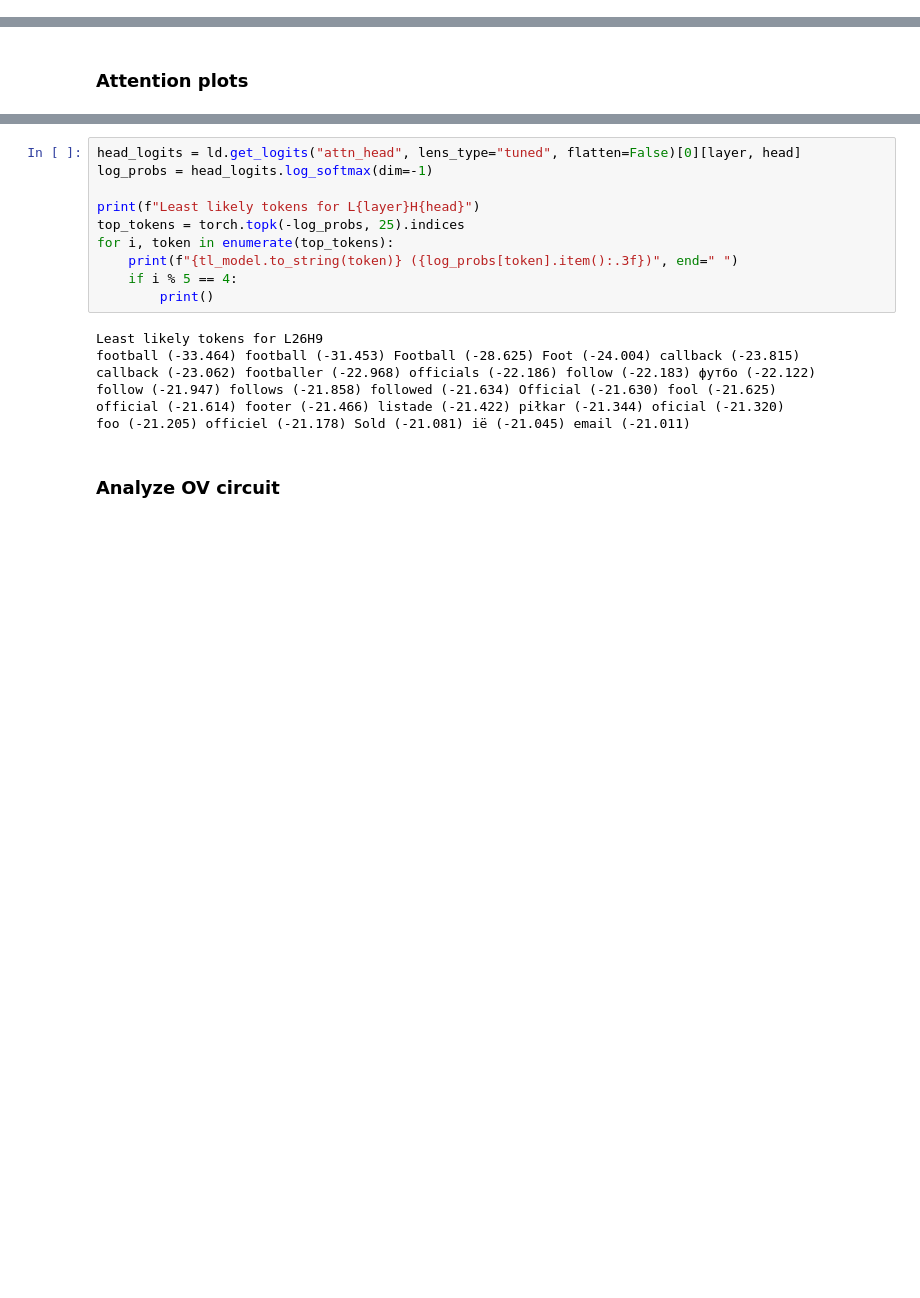
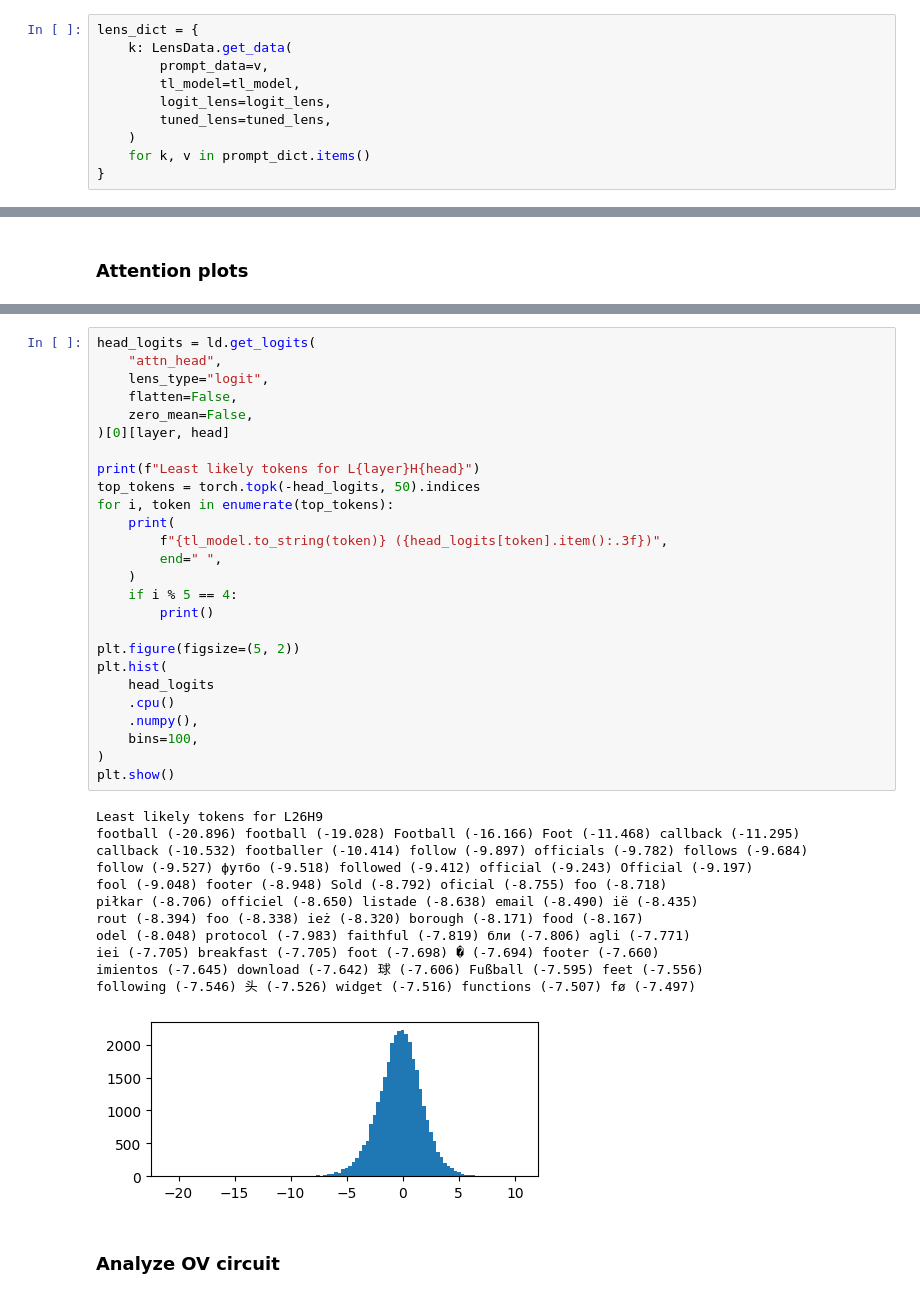
Before and after one commit to ed1d1a8d/prompt-injection-interp, a Jupyter notebook: notebooks/dla.ipynb, the cells around one changed output, grey strips where cells are left out. Saved outputs shown, nothing was run; the diff lists cells and outputs as text; blank space fills up the shorter version.

```diff
--- a/notebooks/dla.ipynb
+++ b/notebooks/dla.ipynb
@@ -186,6 +189,16 @@ Tried to stack head results when they weren't cached. Computing head results now
 Tried to stack head results when they weren't cached. Computing head results now
 Tried to stack head results when they weren't cached. Computing head results now
 Tried to stack head results when they weren't cached. Computing head results now
+# %%
+lens_dict = {
+    k: LensData.get_data(
+        prompt_data=v,
+        tl_model=tl_model,
+        logit_lens=logit_lens,
+        tuned_lens=tuned_lens,
+    )
+    for k, v in prompt_dict.items()
+}
 # %% [markdown]
 ### Plot by head
 # %%
@@ -263,21 +279,43 @@ Layer 26 Head 9 Attention Pattern:
 <circuitsvis.utils.render.RenderedHTML at 0x...>
 <circuitsvis.utils.render.RenderedHTML at 0x...>
 # %%
-head_logits = ld.get_logits("attn_head", lens_type="tuned", flatten=False)[0][layer, head]
-log_probs = head_logits.log_softmax(dim=-1)
+head_logits = ld.get_logits(
+    "attn_head",
+    lens_type="logit",
+    flatten=False,
+    zero_mean=False,
+)[0][layer, head]
 
 print(f"Least likely tokens for L{layer}H{head}")
-top_tokens = torch.topk(-log_probs, 25).indices
+top_tokens = torch.topk(-head_logits, 50).indices
 for i, token in enumerate(top_tokens):
-    print(f"{tl_model.to_string(token)} ({log_probs[token].item():.3f})", end=" ")
+    print(
+        f"{tl_model.to_string(token)} ({head_logits[token].item():.3f})",
+        end=" ",
+    )
     if i % 5 == 4:
         print()
+
+plt.figure(figsize=(5, 2))
+plt.hist(
+    head_logits
+    .cpu()
+    .numpy(),
+    bins=100,
+)
+plt.show()
 # %% [output]
 Least likely tokens for L26H9
-football (-33.464) football (-31.453) Football (-28.625) Foot (-24.004) callback (-23.815)
-callback (-23.062) footballer (-22.968) officials (-22.186) follow (-22.183) футбо (-22.122)
-follow (-21.947) follows (-21.858) followed (-21.634) Official (-21.630) fool (-21.625)
-official (-21.614) footer (-21.466) listade (-21.422) piłkar (-21.344) oficial (-21.320)
-foo (-21.205) officiel (-21.178) Sold (-21.081) ië (-21.045) email (-21.011)
+football (-20.896) football (-19.028) Football (-16.166) Foot (-11.468) callback (-11.295)
+callback (-10.532) footballer (-10.414) follow (-9.897) officials (-9.782) follows (-9.684)
+follow (-9.527) футбо (-9.518) followed (-9.412) official (-9.243) Official (-9.197)
+fool (-9.048) footer (-8.948) Sold (-8.792) oficial (-8.755) foo (-8.718)
+piłkar (-8.706) officiel (-8.650) listade (-8.638) email (-8.490) ië (-8.435)
+rout (-8.394) foo (-8.338) ież (-8.320) borough (-8.171) food (-8.167)
+odel (-8.048) protocol (-7.983) faithful (-7.819) бли (-7.806) agli (-7.771)
+iei (-7.705) breakfast (-7.705) foot (-7.698) � (-7.694) footer (-7.660)
+imientos (-7.645) download (-7.642) 球 (-7.606) Fußball (-7.595) feet (-7.556)
+following (-7.546) 头 (-7.526) widget (-7.516) functions (-7.507) fø (-7.497)
+[figure, added]
 # %% [markdown]
 ### Analyze OV circuit
```
Also changed, not shown: parts of 16 cells of this notebook.
